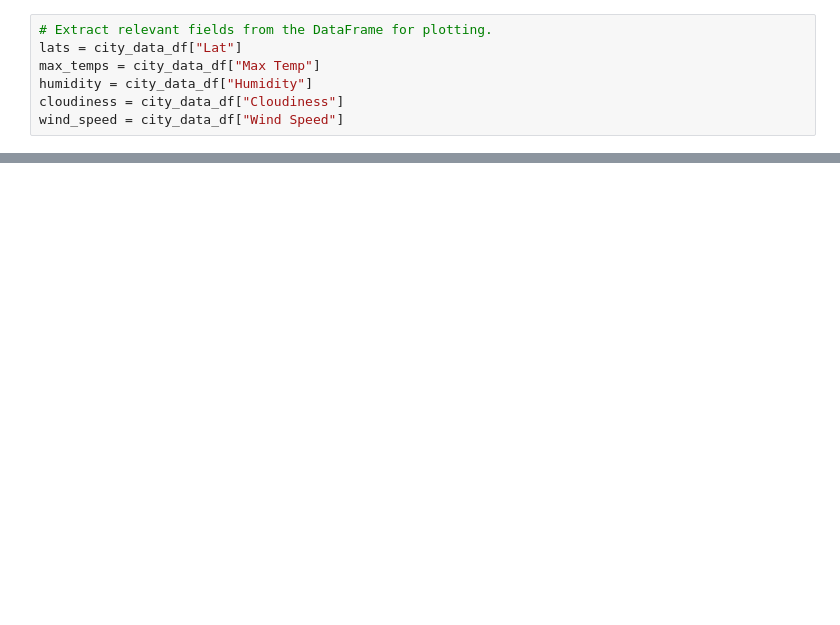
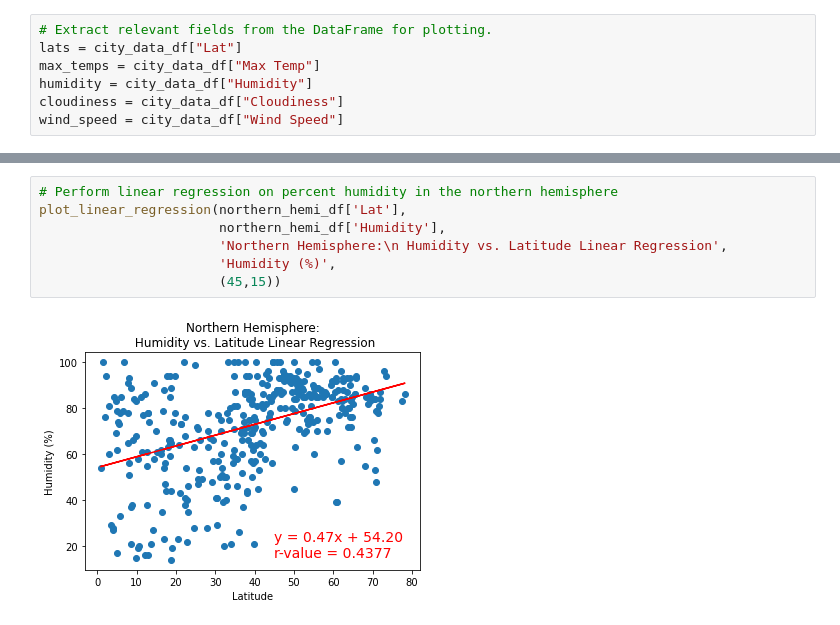
Before and after one commit to amberteets/world-weather-analysis, a Jupyter notebook: WeatherPy_working.ipynb, the cells around one changed output, grey strips where cells are left out. Drawn from its saved outputs; the diff is of its cells as text; blank space fills up the shorter version.

```diff
--- a/WeatherPy_working.ipynb
+++ b/WeatherPy_working.ipynb
@@ -264,0 +330,9 @@ plt.show()
+# %%
+# Perform linear regression on percent humidity in the northern hemisphere
+plot_linear_regression(northern_hemi_df['Lat'],
+                       northern_hemi_df['Humidity'],
+                       'Northern Hemisphere:\n Humidity vs. Latitude Linear Regression',
+                       'Humidity (%)',
+                       (45,15))
+# %% [output]
+[figure, added]
```
Also changed, not shown: parts of 20 cells of this notebook, 6 other files.
